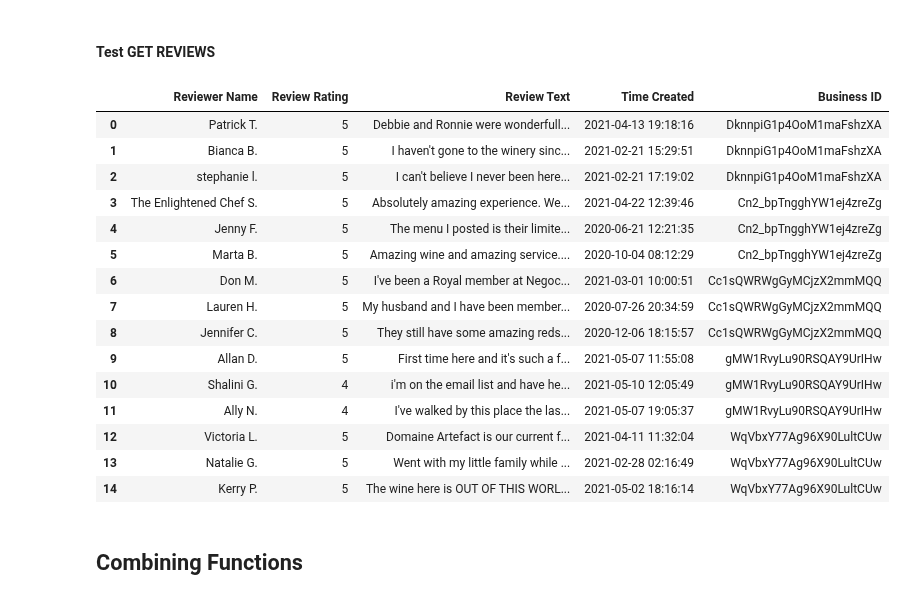
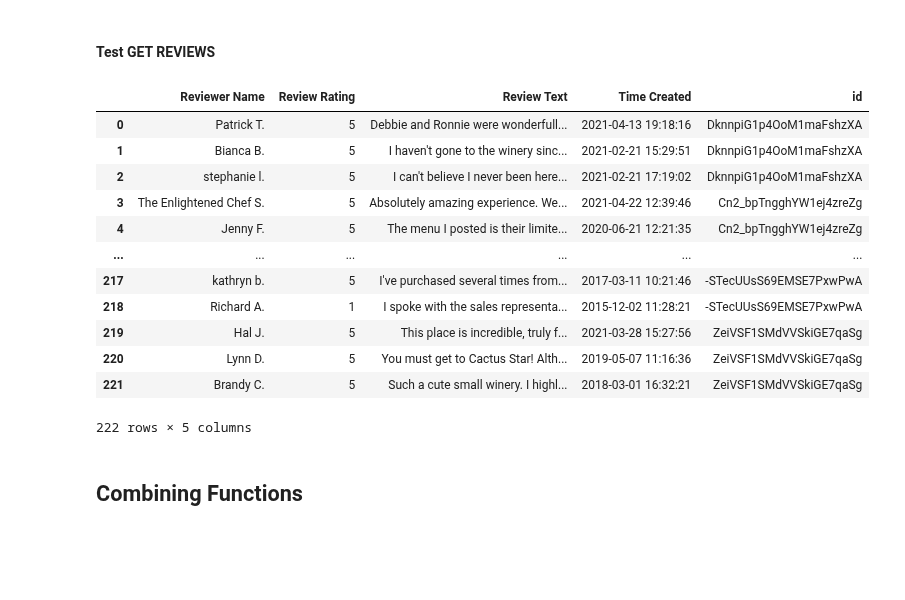
Before and after one commit to pleasecallmejax/Phase-1-Project, a Jupyter notebook: Data_Acquisition_Process.ipynb, the cells around one changed output. Cells and saved outputs as stored; diff of their text form; code cells hidden in the pictures; blank space fills up the shorter version.

```diff
--- a/Data_Acquisition_Process.ipynb
+++ b/Data_Acquisition_Process.ipynb
@@ -421,7 +421,7 @@ def get_all_reviews(list_of_biz_ids, yelp_key, file_name = 'data/reviews_raw.csv
     # Create a starter empty DataFrame and save to .csv to store data.
     blank_df = pd.DataFrame(columns= ['Reviewer Name', 'Review Rating',
                                       'Review Text', 'Time Created',
-                                      'Business ID'])
+                                      'id'])
     blank_df.to_csv(file_name, index = False)
 
     for i in list_of_biz_ids:
@@ -436,7 +436,7 @@ def get_all_reviews(list_of_biz_ids, yelp_key, file_name = 'data/reviews_raw.csv
                 # From results, take values from "Businesses" key and save
                 parsed_reviews = parse_reviews(review)
 
-                parsed_reviews['Business ID'] = i
+                parsed_reviews['id'] = i
 
                 # H2: save results to df
                 parsed_reviews.to_csv(file_name, mode='a', index = False,
@@ -457,25 +457,22 @@ def get_all_reviews(list_of_biz_ids, yelp_key, file_name = 'data/reviews_raw.csv
 # %% [markdown]
 #### Test GET REVIEWS
 # %%
-test_all_funct = get_all_reviews(df_saved_id[:5], yelp_key)
+test_all_funct = get_all_reviews(df_saved_id, yelp_key)
 test_all_funct
 # %% [output]
-|  | Reviewer Name | Review Rating | Review Text | Time Created | Business ID |
+|  | Reviewer Name | Review Rating | Review Text | Time Created | id |
 | 0 | Patrick T. | 5 | Debbie and Ronnie were wonderfull... | 2021-04-13 19:18:16 | DknnpiG1p4OoM1maFshzXA |
 | 1 | Bianca B. | 5 | I haven't gone to the winery sinc... | 2021-02-21 15:29:51 | DknnpiG1p4OoM1maFshzXA |
 | 2 | stephanie l. | 5 | I can't believe I never been here... | 2021-02-21 17:19:02 | DknnpiG1p4OoM1maFshzXA |
 | 3 | The Enlightened Chef S. | 5 | Absolutely amazing experience. We... | 2021-04-22 12:39:46 | Cn2_bpTngghYW1ej4zreZg |
 | 4 | Jenny F. | 5 | The menu I posted is their limite... | 2020-06-21 12:21:35 | Cn2_bpTngghYW1ej4zreZg |
-| 5 | Marta B. | 5 | Amazing wine and amazing service.... | 2020-10-04 08:12:29 | Cn2_bpTngghYW1ej4zreZg |
-| 6 | Don M. | 5 | I've been a Royal member at Negoc... | 2021-03-01 10:00:51 | Cc1sQWRWgGyMCjzX2mmMQQ |
-| 7 | Lauren H. | 5 | My husband and I have been member... | 2020-07-26 20:34:59 | Cc1sQWRWgGyMCjzX2mmMQQ |
-| 8 | Jennifer C. | 5 | They still have some amazing reds... | 2020-12-06 18:15:57 | Cc1sQWRWgGyMCjzX2mmMQQ |
-| 9 | Allan D. | 5 | First time here and it's such a f... | 2021-05-07 11:55:08 | gMW1RvyLu90RSQAY9UrIHw |
-| 10 | Shalini G. | 4 | i'm on the email list and have he... | 2021-05-10 12:05:49 | gMW1RvyLu90RSQAY9UrIHw |
-| 11 | Ally N. | 4 | I've walked by this place the las... | 2021-05-07 19:05:37 | gMW1RvyLu90RSQAY9UrIHw |
-| 12 | Victoria L. | 5 | Domaine Artefact is our current f... | 2021-04-11 11:32:04 | WqVbxY77Ag96X90LultCUw |
-| 13 | Natalie G. | 5 | Went with my little family while ... | 2021-02-28 02:16:49 | WqVbxY77Ag96X90LultCUw |
-| 14 | Kerry P. | 5 | The wine here is OUT OF THIS WORL... | 2021-05-02 18:16:14 | WqVbxY77Ag96X90LultCUw |
+| ... | ... | ... | ... | ... | ... |
+| 217 | kathryn b. | 5 | I've purchased several times from... | 2017-03-11 10:21:46 | -STecUUsS69EMSE7PxwPwA |
+| 218 | Richard A. | 1 | I spoke with the sales representa... | 2015-12-02 11:28:21 | -STecUUsS69EMSE7PxwPwA |
+| 219 | Hal J. | 5 | This place is incredible, truly f... | 2021-03-28 15:27:56 | ZeiVSF1SMdVVSkiGE7qaSg |
+| 220 | Lynn D. | 5 | You must get to Cactus Star! Alth... | 2019-05-07 11:16:36 | ZeiVSF1SMdVVSkiGE7qaSg |
+| 221 | Brandy C. | 5 | Such a cute small winery. I highl... | 2018-03-01 16:32:21 | ZeiVSF1SMdVVSkiGE7qaSg |
+222 rows × 5 columns
 # %% [markdown]
 ## Combining Functions
 # %% [markdown]
```
Also changed, not shown: parts of 21 cells of this notebook, 1 other file.
